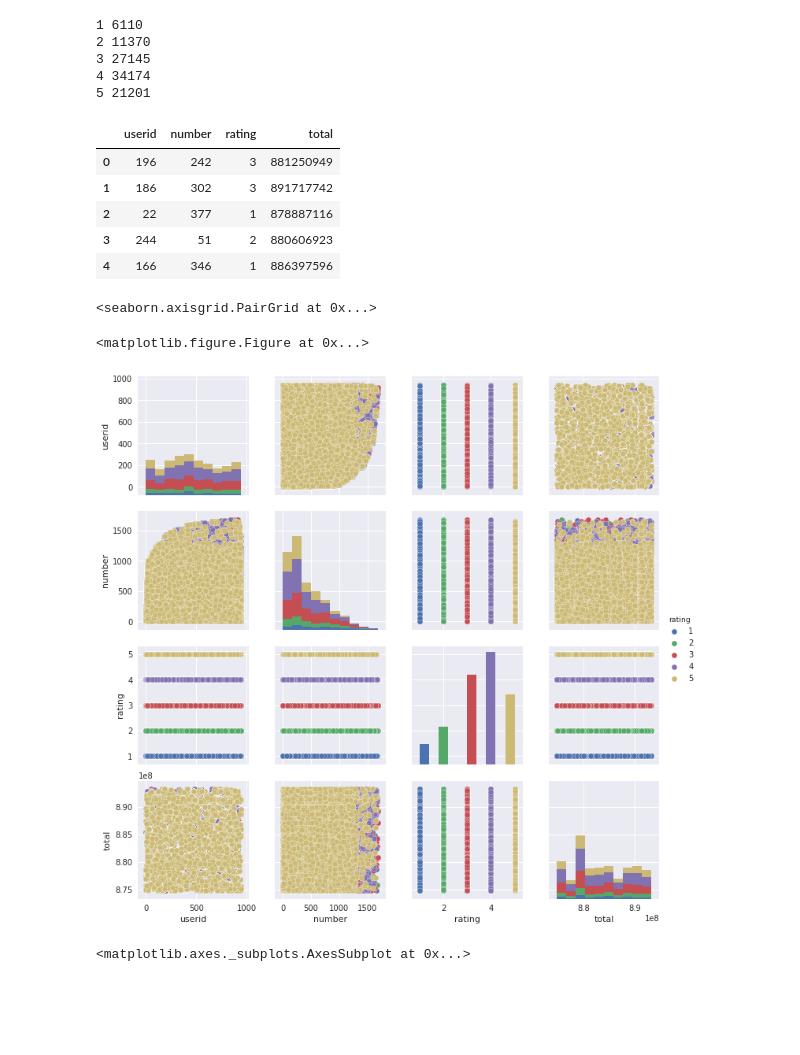
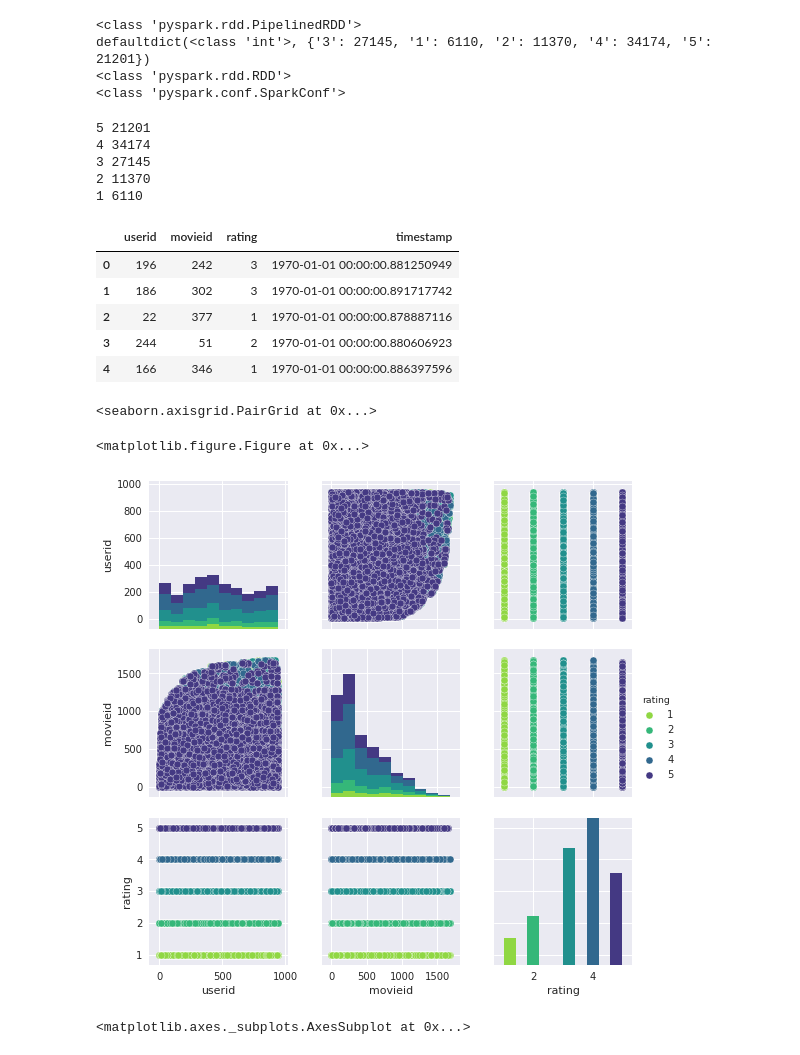
Before and after one commit to xrenaissance/Apache-Spark-Projects-with-Python, a Jupyter notebook: 01-Spark_Bsics_and_Simple_Example/Ratings-Counter.ipynb, the cells around one changed output. Cells and saved outputs as stored; diff of their text form; code cells hidden in the pictures; blank space fills up the shorter version.

Commit message:
add more comment, especially understand how RDD works, line by line

```diff
--- a/01-Spark_Bsics_and_Simple_Example/Ratings-Counter.ipynb
+++ b/01-Spark_Bsics_and_Simple_Example/Ratings-Counter.ipynb
@@ -11,13 +24,23 @@ result = ratings.countByValue()
+# %%
+print(type(ratings))
+print(ratings.countByValue())
+print(type(lines))
+print(type(conf))
+# %% [output]
+<class 'pyspark.rdd.PipelinedRDD'>
+defaultdict(<class 'int'>, {'3': 27145, '1': 6110, '2': 11370, '4': 34174, '5': 21201})
+<class 'pyspark.rdd.RDD'>
+<class 'pyspark.conf.SparkConf'>
 # %%
-sorted_results = collections.OrderedDict(sorted(result.items()))
+sorted_results = collections.OrderedDict(sorted(result.items(), reverse=True))
 for key,value in sorted_results.items():
     print(key, value)
 # %% [output]
+5 21201
+4 34174
+3 27145
+2 11370
 1 6110
-2 11370
-3 27145
-4 34174
-5 21201
 # %%
 import pandas as pd
 import matplotlib.pyplot as plt
@@ -25,23 +49,25 @@ import seaborn as sns
 plt.style.use('seaborn')
 %matplotlib inline
 # %%
-df = pd.read_csv('ml-100k/u.data', sep='\t', names=['userid', 'number', 'rating', 'total'])
+df = pd.read_csv('ml-100k/u.data', sep='\t', names=['userid', 'movieid', 'rating', 'timestamp'])
+# %%
+df['timestamp'] = pd.to_datetime(df['timestamp'])
 # %%
 df.head()
 # %% [output]
-|  | userid | number | rating | total |
-| 0 | 196 | 242 | 3 | 881250949 |
-| 1 | 186 | 302 | 3 | 891717742 |
-| 2 | 22 | 377 | 1 | 878887116 |
-| 3 | 244 | 51 | 2 | 880606923 |
-| 4 | 166 | 346 | 1 | 886397596 |
+|  | userid | movieid | rating | timestamp |
+| 0 | 196 | 242 | 3 | 1970-01-01 00:00:00.881250949 |
+| 1 | 186 | 302 | 3 | 1970-01-01 00:00:00.891717742 |
+| 2 | 22 | 377 | 1 | 1970-01-01 00:00:00.878887116 |
+| 3 | 244 | 51 | 2 | 1970-01-01 00:00:00.880606923 |
+| 4 | 166 | 346 | 1 | 1970-01-01 00:00:00.886397596 |
 # %%
 plt.figure(figsize=(9,9))
-sns.pairplot(df, hue='rating')
+sns.pairplot(df, hue='rating', palette='viridis_r')
 # %% [output]
 <seaborn.axisgrid.PairGrid at 0x...>
 <matplotlib.figure.Figure at 0x...>
-[figure, old version]
+[figure, new version]
 # %%
 plt.figure(figsize=(6,6))
 sns.heatmap(df.corr(), annot=True)
```
Also changed, not shown: parts of 4 cells of this notebook.
